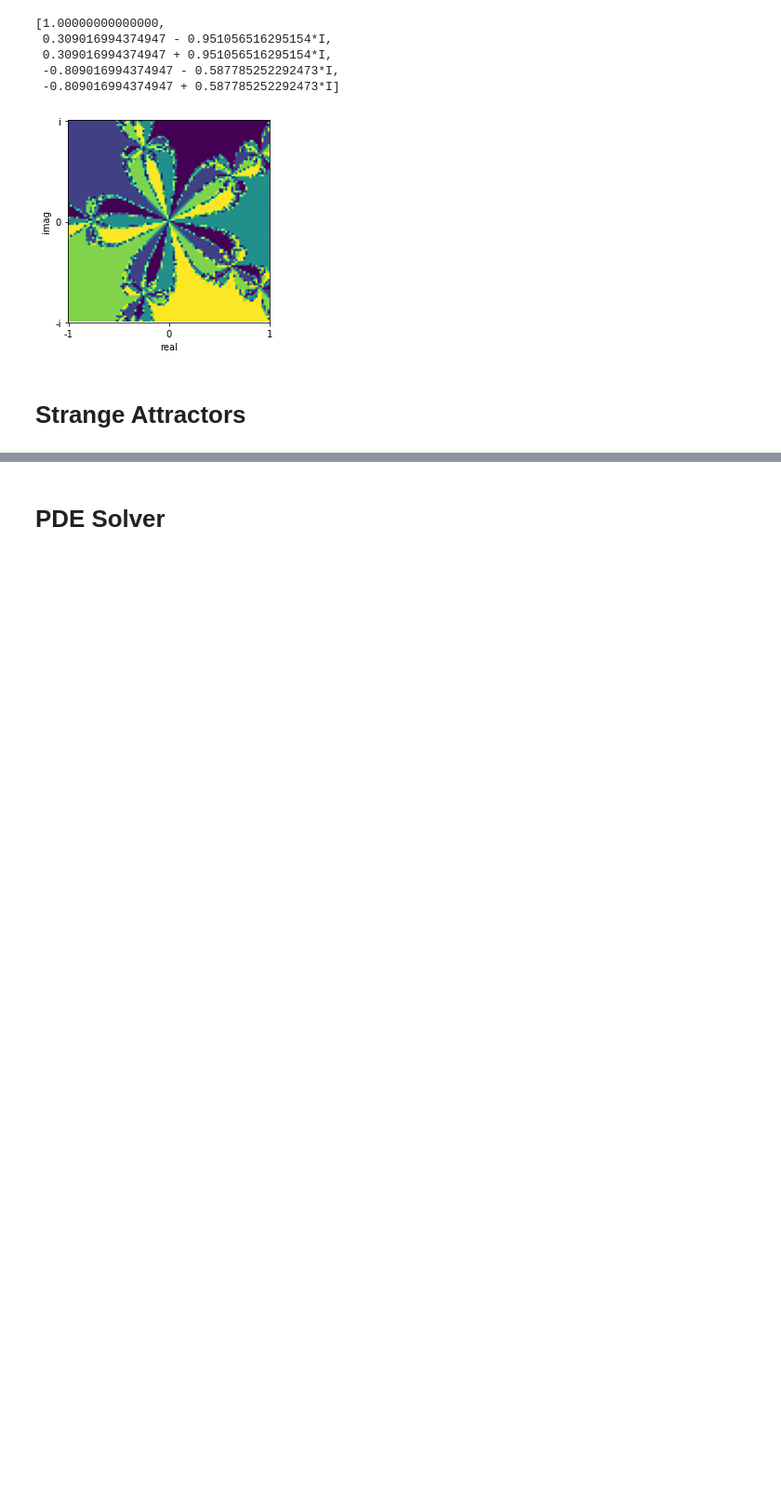
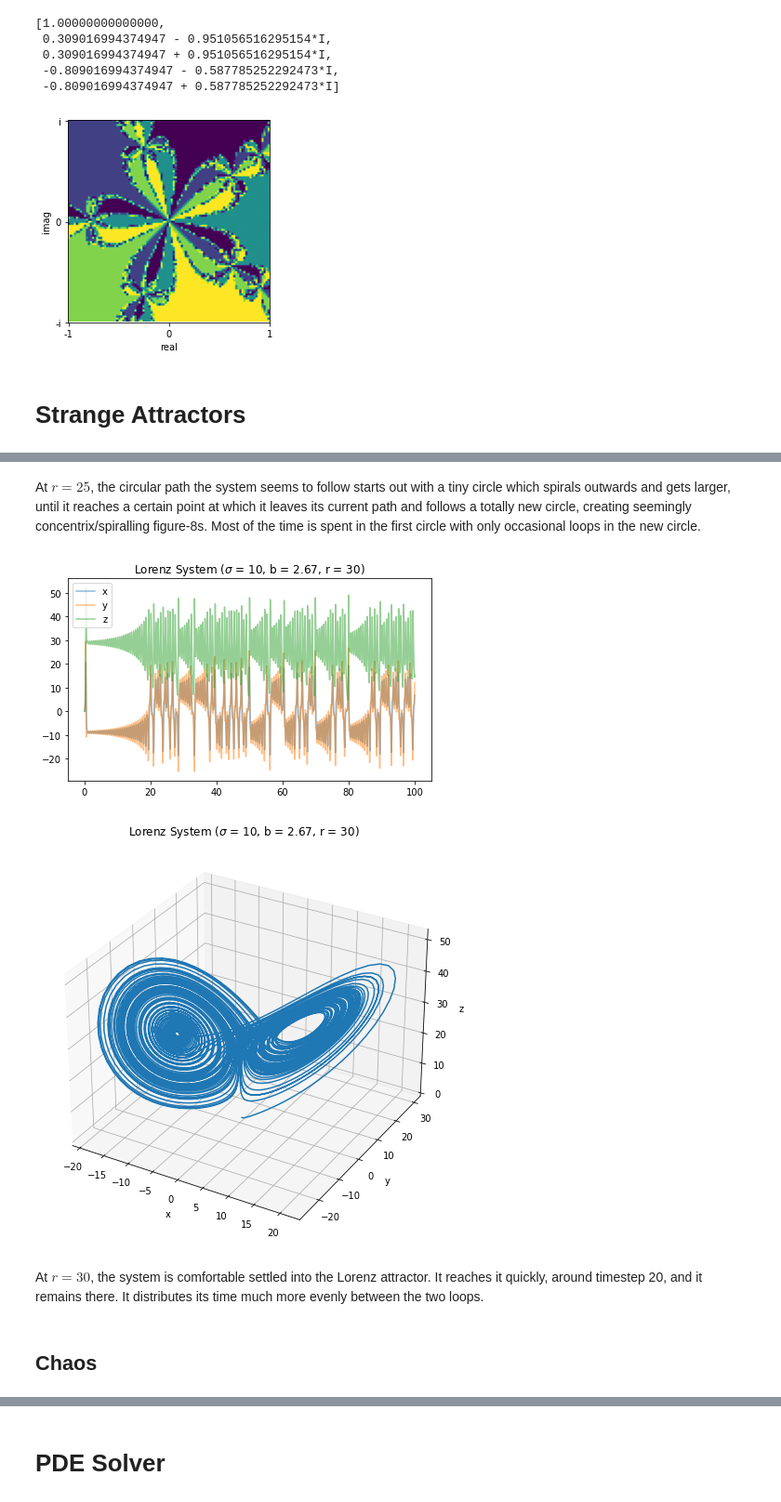
Before and after one commit to leo-ware/cs154-final, a Jupyter notebook: notebook.ipynb, the cells around one changed output, grey strips where cells are left out. Shown at 93% size. Saved outputs shown, nothing was run; the diff lists cells and outputs as text; code cells hidden in the pictures; blank space fills up the shorter version.

```diff
--- a/notebook.ipynb
+++ b/notebook.ipynb
@@ -97,0 +211,14 @@ make_plot(lambda x:x**5 - 1, lambda x:5*x**4)
+# %% [markdown]
+At $r = 25$, the circular path the system seems to follow starts out with a tiny circle which spirals outwards and gets larger, until it reaches a certain point at which it leaves its current path and follows a totally new circle, creating seemingly concentrix/spiralling figure-8s. Most of the time is spent in the first circle with only occasional loops in the new circle.
+# %%
+sim30 = Lorenz(x0=0, y0=1, z0=0, sig=10, b=8/3, r=30)
+sim30.run(100)
+plot_2d(sim30)
+plot_3d(sim30)
+# %% [output]
+[figure, added]
+[figure, added]
+# %% [markdown]
+ At $r = 30$, the system is comfortable settled into the Lorenz attractor. It reaches it quickly, around timestep 20, and it remains there. It distributes its time much more evenly between the two loops.
+# %% [markdown]
+## Chaos
```
Also changed, not shown: parts of 26 cells of this notebook, 4 other files.
